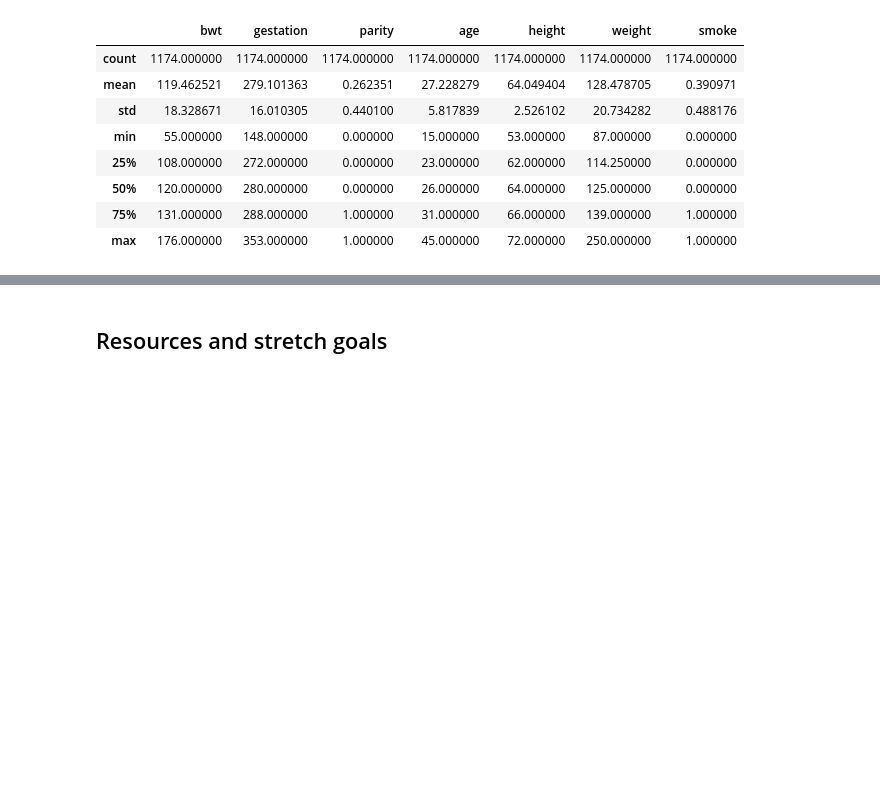
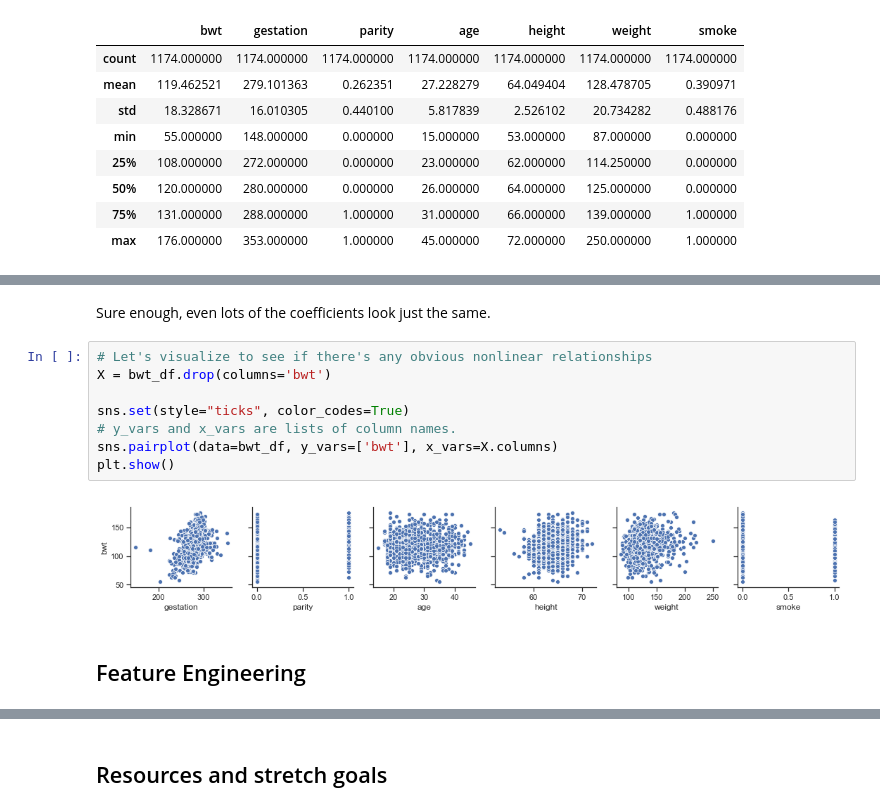
Before and after one commit to bloominstituteoftechnology/DS-Unit-2-Sprint-3-Advanced-Regression, a Jupyter notebook: module3-quantile-regression/LS_DS_233_Quantile_Regression-Assignment.ipynb, the cells around one changed output, grey strips where cells are left out. Cells and saved outputs as stored; diff of their text form; blank space fills up the shorter version.

```diff
--- a/module3-quantile-regression/LS_DS_233_Quantile_Regression-Assignment.ipynb
+++ b/module3-quantile-regression/LS_DS_233_Quantile_Regression-Assignment.ipynb
@@ -54,0 +147,14 @@ bwt_df.describe()
+# %% [markdown]
+Sure enough, even lots of the coefficients look just the same.
+# %%
+# Let's visualize to see if there's any obvious nonlinear relationships
+X = bwt_df.drop(columns='bwt')
+
+sns.set(style="ticks", color_codes=True)
+# y_vars and x_vars are lists of column names.
+sns.pairplot(data=bwt_df, y_vars=['bwt'], x_vars=X.columns)
+plt.show()
+# %% [output]
+[figure, added]
+# %% [markdown]
+## Feature Engineering
```
Also changed, not shown: parts of 20 cells of this notebook.
